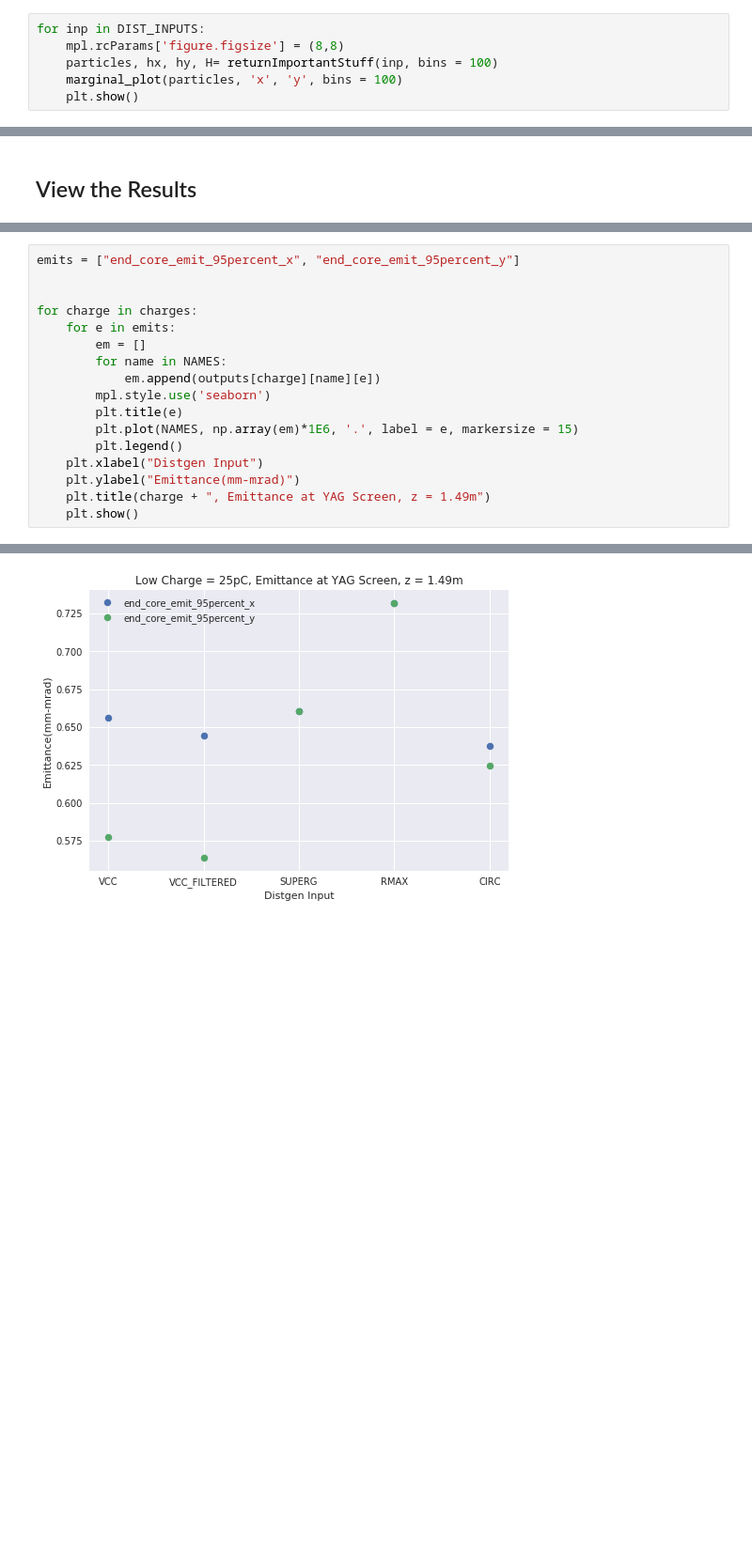
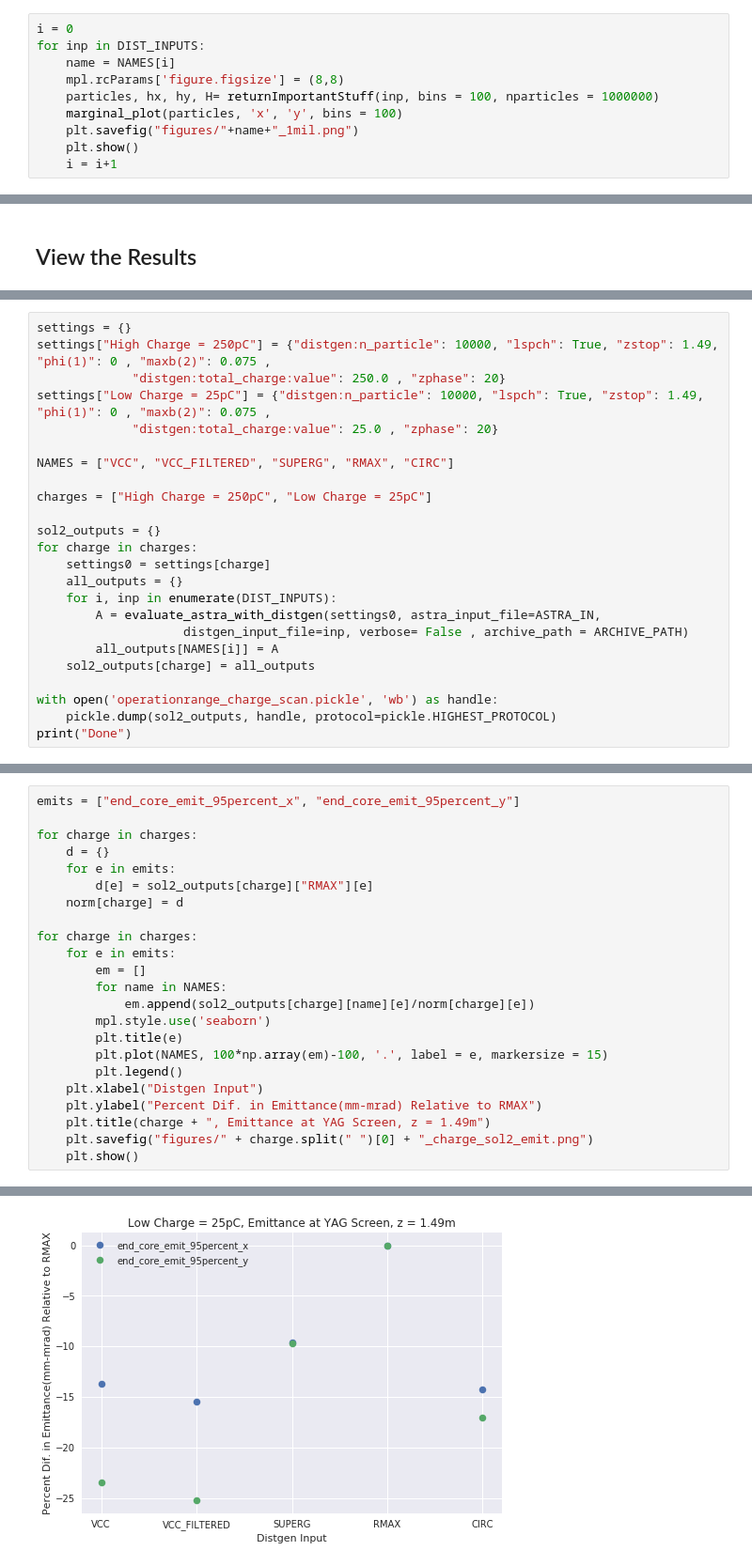
Before and after one commit to slaclab/lcls-sc-inj-surrogate, a Jupyter notebook: paper/AstraParticleInputShapeCompare.ipynb, the cells around one changed output, grey strips where cells are left out. Shown at 94% size. Drawn from its saved outputs; the diff is of its cells as text; blank space fills up the shorter version.

Commit message:
updated plotting and saved figures

```diff
--- a/paper/AstraParticleInputShapeCompare.ipynb
+++ b/paper/AstraParticleInputShapeCompare.ipynb
@@ -35,8 +40,12 @@ def returnImportantStuff(input_file, bins = 100):
 # %% [markdown]
 ## View the Distgen Inputs
 # %%
+i = 0
 for inp in DIST_INPUTS:
+    name = NAMES[i]
     mpl.rcParams['figure.figsize'] = (8,8)
-    particles, hx, hy, H= returnImportantStuff(inp, bins = 100)
+    particles, hx, hy, H= returnImportantStuff(inp, bins = 100, nparticles = 1000000)
     marginal_plot(particles, 'x', 'y', bins = 100)
+    plt.savefig("figures/"+name+"_1mil.png")
     plt.show()
+    i = i+1
@@ -81,0 +226,24 @@ Done
+# %%
+settings = {}
+settings["High Charge = 250pC"] = {"distgen:n_particle": 10000, "lspch": True, "zstop": 1.49, "phi(1)": 0 , "maxb(2)": 0.075 ,
+             "distgen:total_charge:value": 250.0 , "zphase": 20}
+settings["Low Charge = 25pC"] = {"distgen:n_particle": 10000, "lspch": True, "zstop": 1.49, "phi(1)": 0 , "maxb(2)": 0.075 ,
+             "distgen:total_charge:value": 25.0 , "zphase": 20}
+
+NAMES = ["VCC", "VCC_FILTERED", "SUPERG", "RMAX", "CIRC"]
+
+charges = ["High Charge = 250pC", "Low Charge = 25pC"]
+
+sol2_outputs = {}
+for charge in charges:
+    settings0 = settings[charge]
+    all_outputs = {}
+    for i, inp in enumerate(DIST_INPUTS):
+        A = evaluate_astra_with_distgen(settings0, astra_input_file=ASTRA_IN,
+                    distgen_input_file=inp, verbose= False , archive_path = ARCHIVE_PATH)
+        all_outputs[NAMES[i]] = A
+    sol2_outputs[charge] = all_outputs
+
+with open('operationrange_charge_scan.pickle', 'wb') as handle:
+    pickle.dump(sol2_outputs, handle, protocol=pickle.HIGHEST_PROTOCOL)
+print("Done")
@@ -82,18 +252,24 @@ Done
 # %%
 emits = ["end_core_emit_95percent_x", "end_core_emit_95percent_y"]
 
+for charge in charges:
+    d = {}
+    for e in emits:
+        d[e] = sol2_outputs[charge]["RMAX"][e]
+    norm[charge] = d
 
 for charge in charges:
     for e in emits:
         em = []
         for name in NAMES:
-            em.append(outputs[charge][name][e])
+            em.append(sol2_outputs[charge][name][e]/norm[charge][e])
         mpl.style.use('seaborn')
         plt.title(e)
-        plt.plot(NAMES, np.array(em)*1E6, '.', label = e, markersize = 15)
+        plt.plot(NAMES, 100*np.array(em)-100, '.', label = e, markersize = 15)
         plt.legend()
     plt.xlabel("Distgen Input")
-    plt.ylabel("Emittance(mm-mrad)")
+    plt.ylabel("Percent Dif. in Emittance(mm-mrad) Relative to RMAX")
     plt.title(charge + ", Emittance at YAG Screen, z = 1.49m")
+    plt.savefig("figures/" + charge.split(" ")[0] + "_charge_sol2_emit.png")
     plt.show()
 # %% [output]
@@ -101,3 +277,3 @@ for charge in charges:
-[figure, old version]
+[figure, new version]
 # %%
 sizes = ['end_sigma_x', 'end_sigma_y']
```
Also changed, not shown: parts of 15 cells of this notebook, 22 other files.
